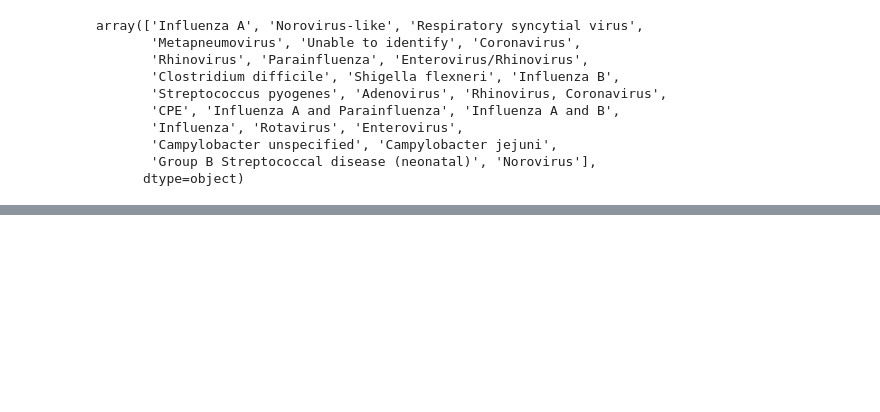
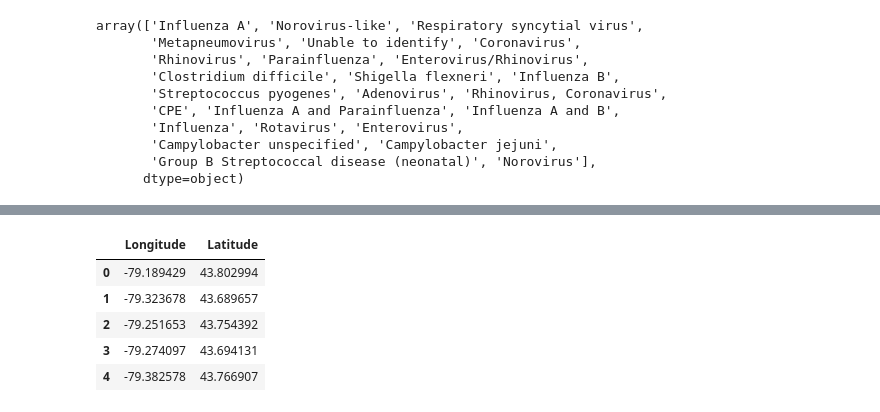
Before and after one commit to pannann/Project-3_Group-7, a Jupyter notebook: ETL/outbreaks_etl.ipynb, the cells around one changed output, grey strips where cells are left out. Saved outputs shown, nothing was run; the diff lists cells and outputs as text; code cells hidden in the pictures; blank space fills up the shorter version.

```diff
--- a/ETL/outbreaks_etl.ipynb
+++ b/ETL/outbreaks_etl.ipynb
@@ -222,0 +1442,16 @@ from config import geoapify_key
+# %%
+#API call for fourth list of addresses
+
+for i in range(0, len(clean_add_4)):
+    address = clean_add_4[i]
+    address_url = f"https://api.geoapify.com/v1/geocode/autocomplete?text={address}&filter=place:{toronto_place_id}&format=json&apiKey={geoapify_key}"
+    address_response = requests.get(address_url).json()
+    try:
+        latitude = address_response['results'][0]['lat']
+        longitude = address_response['results'][0]['lon']
+        coords = [longitude, latitude]
+        clean_dict[address] = coords
+        print(f'API call successful for index {i}')
+    except IndexError:
+        failed_addresses.append(address)
+        print(f'API call failed for index {i}')
@@ -222,0 +1660,6 @@ from config import geoapify_key
+# %%
+#Add new column to the data frame with the coordinates from clean_dict for the corresponding address
+df_all['new_col'] = df_all['Institution Address'].map(clean_dict).fillna('')
+# %%
+df_all = df_all.drop('Coordinates', axis = 1)
+df_all.head()
@@ -222,0 +1673,3 @@ from config import geoapify_key
+# %%
+df_all = df_all.rename(columns = {'new_col': 'Coordinates'})
+df_all.head()
@@ -222,0 +1683,10 @@ from config import geoapify_key
+# %%
+split = pd.DataFrame(df_all['Coordinates'].to_list(), columns = ['Longitude', 'Latitude'])
+split.head()
+# %% [output]
+|  | Longitude | Latitude |
+| 0 | -79.189429 | 43.802994 |
+| 1 | -79.323678 | 43.689657 |
+| 2 | -79.251653 | 43.754392 |
+| 3 | -79.274097 | 43.694131 |
+| 4 | -79.382578 | 43.766907 |
```
Also changed, not shown: parts of 70 cells of this notebook.
